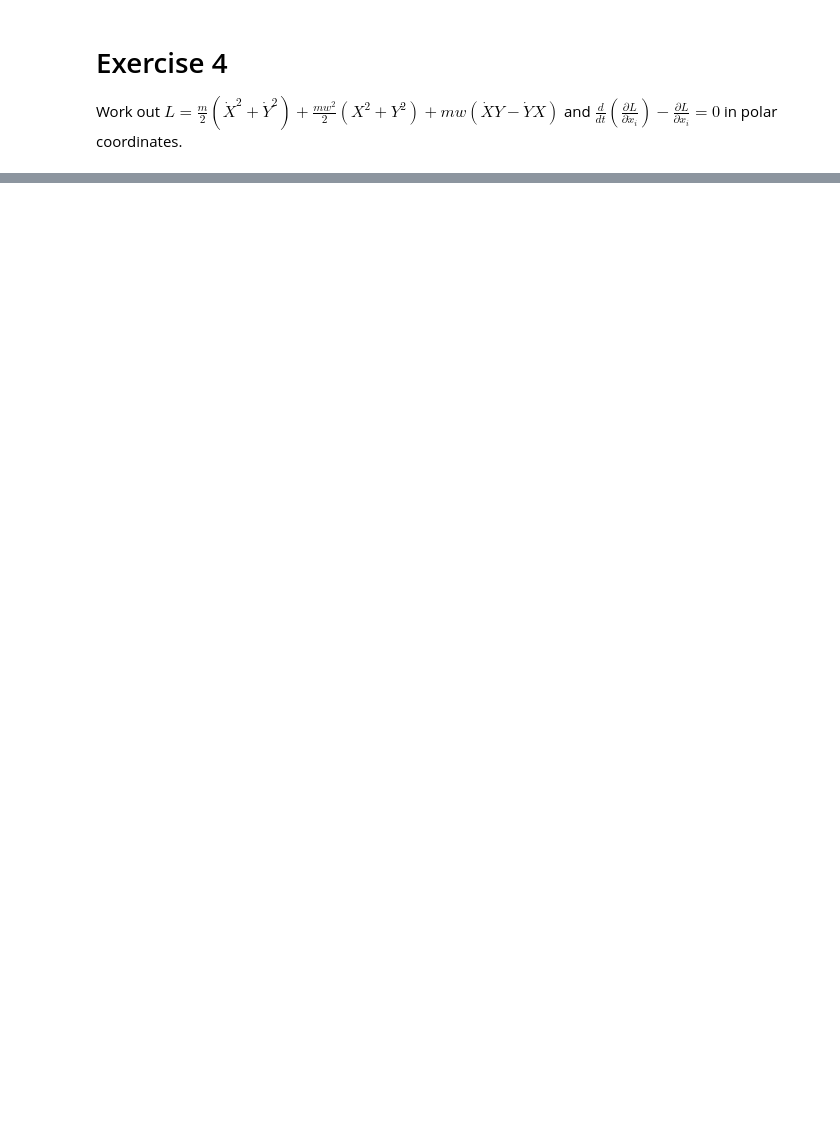
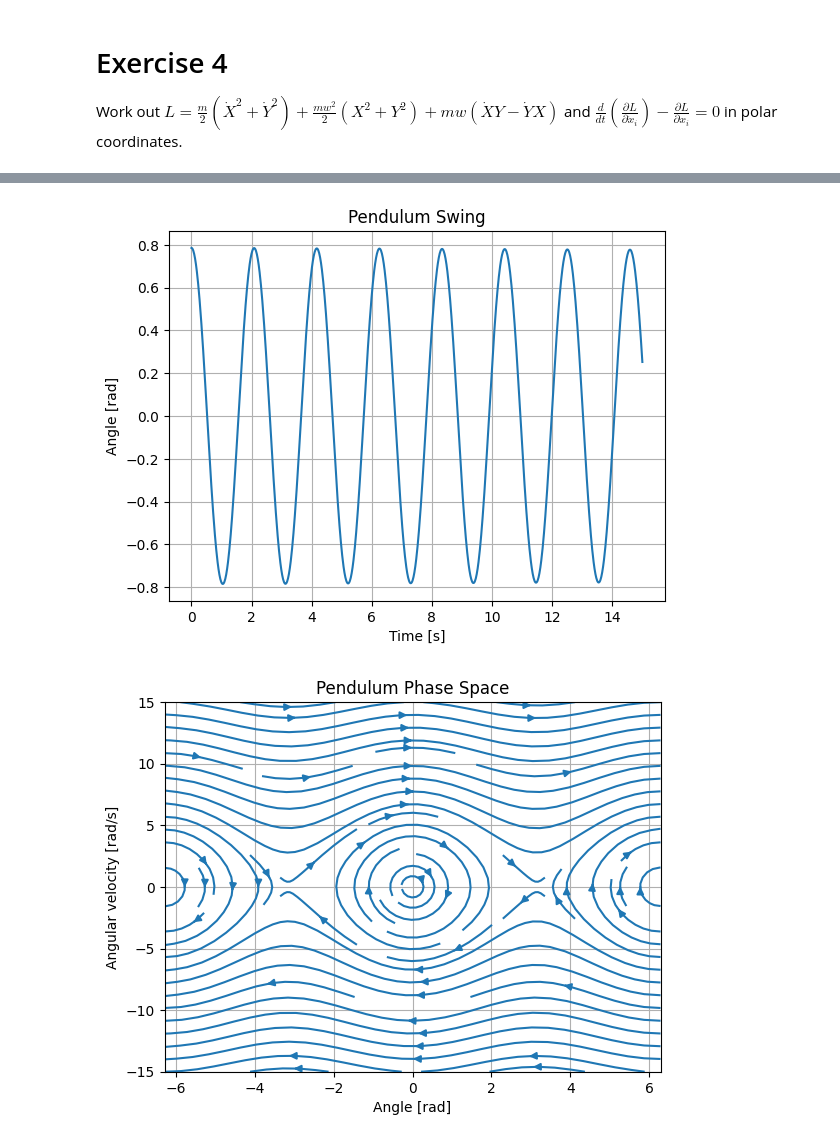
Before and after one commit to gellison321/physics, a Jupyter notebook: theoretical_minimum/classical_mechanics/lecture_06.ipynb, the cells around one changed output, grey strips where cells are left out. Cells and saved outputs as stored; diff of their text form; code cells hidden in the pictures; blank space fills up the shorter version.

```diff
--- a/theoretical_minimum/classical_mechanics/lecture_06.ipynb
+++ b/theoretical_minimum/classical_mechanics/lecture_06.ipynb
@@ -110,0 +122,50 @@ $\implies R\ddot{\theta} = 2\dot{R}w - 2\dot{R}\dot{\theta}$
+# %%
+import numpy as np
+import matplotlib.pyplot as plt
+from scipy.integrate import solve_ivp
+
+# Constants
+g = 9.81  # Acceleration due to gravity (m/s^2)
+l = 1.0   # Length of the pendulum (m)
+
+# Pendulum equation (theta'' = -(g/l) * sin(theta))
+def pendulum(t, y):
+    theta, omega = y
+    dtheta_dt = omega
+    domega_dt = -(g / l) * np.sin(theta)
+    return [dtheta_dt, domega_dt]
+
+# Time span and initial conditions
+t_span = (0, 15)  # 10 seconds
+y0 = [np.pi / 4, 0]  # Initial angle 45 degrees and initial angular velocity 0
+
+# Solve the ODE
+sol = solve_ivp(pendulum, t_span, y0, t_eval=np.linspace(t_span[0], t_span[1], 1000))
+
+# Plotting the solution: theta(t)
+plt.figure()
+plt.plot(sol.t, sol.y[0])
+plt.title('Pendulum Swing')
+plt.xlabel('Time [s]')
+plt.ylabel('Angle [rad]')
+plt.grid(True)
+
+# Vector field
+theta_vals = np.linspace(-2*np.pi, 2*np.pi, 20)
+omega_vals = np.linspace(-t_span[1], t_span[1], 20)
+theta, omega = np.meshgrid(theta_vals, omega_vals)
+dtheta_dt, domega_dt = pendulum(0, [theta, omega])
+
+# Plotting the vector field
+plt.figure()
+plt.streamplot(theta_vals, omega_vals, dtheta_dt, domega_dt)
+plt.title('Pendulum Phase Space')
+plt.xlabel('Angle [rad]')
+plt.ylabel('Angular velocity [rad/s]')
+plt.grid(True)
+
+# Show the plots
+plt.show()
+# %% [output]
+[figure, added]
+[figure, added]
```
Also changed, not shown: parts of 8 cells of this notebook, 1 other file.
